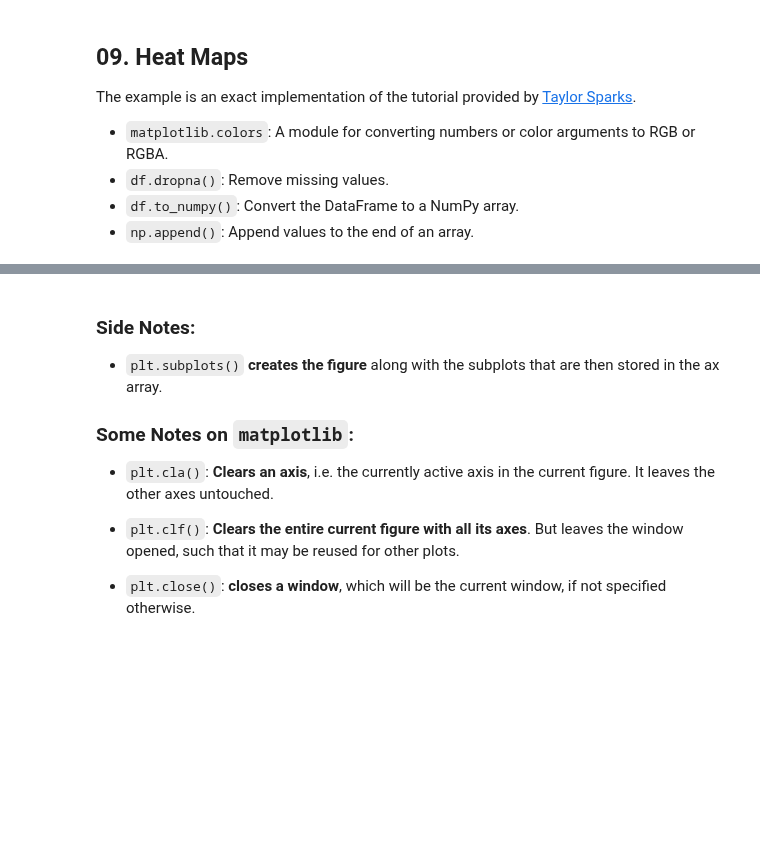
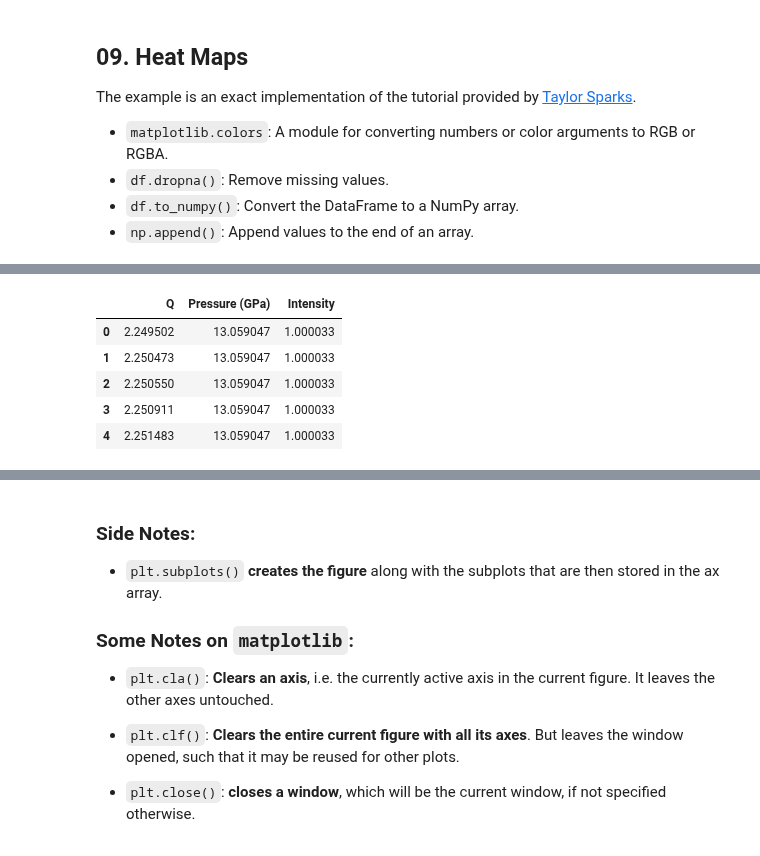
Before and after one commit to DavoodSZ1993/Python_Tutorial, a Jupyter notebook: 1_matplotlib_plots.ipynb, the cells around one changed output, grey strips where cells are left out. Saved outputs shown, nothing was run; the diff lists cells and outputs as text; code cells hidden in the pictures; blank space fills up the shorter version.

```diff
--- a/1_matplotlib_plots.ipynb
+++ b/1_matplotlib_plots.ipynb
@@ -333,22 +340,29 @@ for x in range(21):
 # %%
 Pressure_list = [13.05904722,14.35172223,15.17500971,
                   15.67921839,16.63392168,18.11248028,
                   19.44567268,21.13192835,23.231572,
                   24.9022654,27.52584627,30.25623505,
                   32.35560777,33.63590673,35.89360568,
                   38.28325398,39.57449986,41.96951715,
                   42.12192297,43.51712975,47.27314848]
 
 New_Pressure=[]
 for p in Pressure_list:
     Pressure = np.full(3563,p)
     New_Pressure = np.append(New_Pressure,Pressure)
 Pressure=New_Pressure
 
 args = (y1,y2,y3,y4,y5,y6,y7,y8,y9,y10,y11,y12,y13,y14,y15,y16,y17,y18,y19,y20,y21)
 Intensity = np.concatenate(args)
 Intensity = Intensity**(1/100000)
 
 results = np.transpose(np.vstack([Q,Pressure,Intensity]))
 dataset = pd.DataFrame({'Q': Q, 'Pressure (GPa)': Pressure, 'Intensity':Intensity})
-dataset = dataset.reset_index().pivot_table(index='Q',columns='Pressure (GPa)',values='Intensity')
+dataset.head(5)
+# %% [output]
+|  | Q | Pressure (GPa) | Intensity |
+| 0 | 2.249502 | 13.059047 | 1.000033 |
+| 1 | 2.250473 | 13.059047 | 1.000033 |
+| 2 | 2.250550 | 13.059047 | 1.000033 |
+| 3 | 2.250911 | 13.059047 | 1.000033 |
+| 4 | 2.251483 | 13.059047 | 1.000033 |
```
Also changed, not shown: parts of 3 cells of this notebook.
